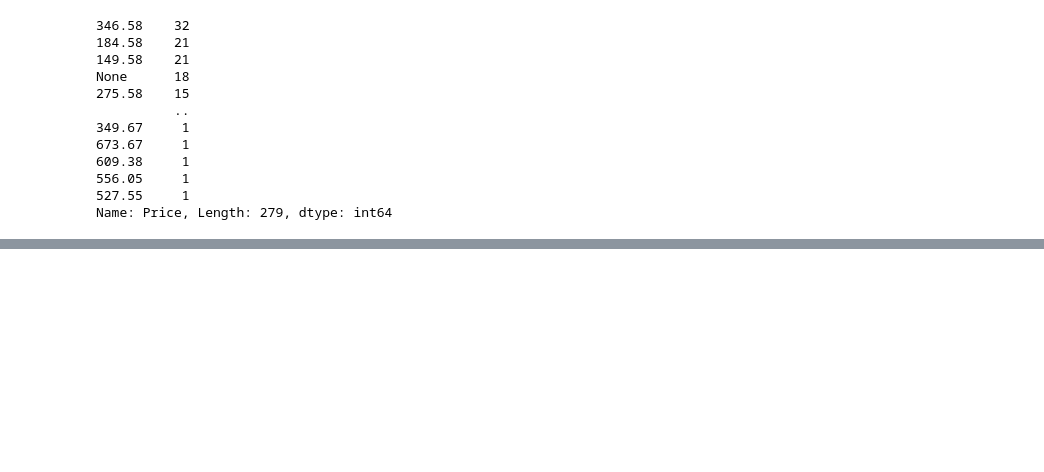
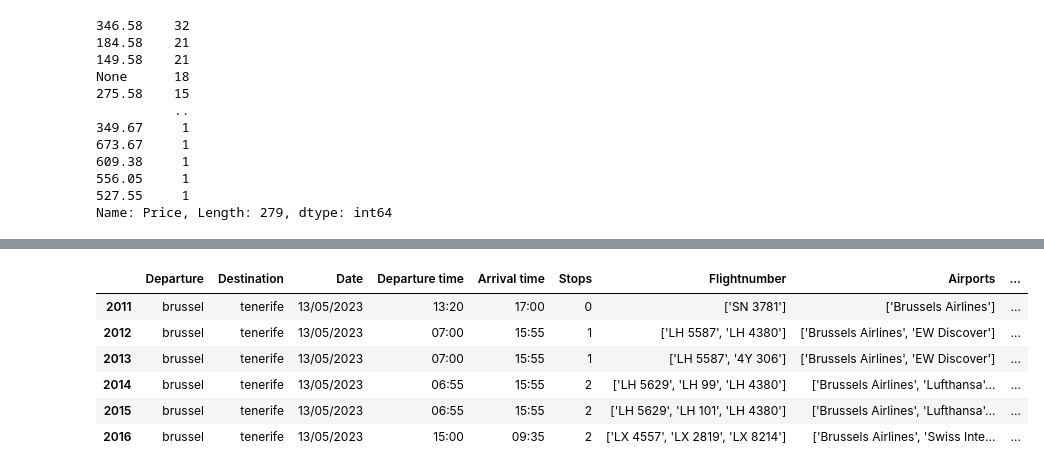
Before and after one commit to kyanamarckx/Data-Engineering-Project, a Jupyter notebook: notebooks/BrusselsAirlines.ipynb, the cells around one changed output, grey strips where cells are left out. Saved outputs shown, nothing was run; the diff lists cells and outputs as text; code cells hidden in the pictures; blank space fills up the shorter version.

```diff
--- a/notebooks/BrusselsAirlines.ipynb
+++ b/notebooks/BrusselsAirlines.ipynb
@@ -200,0 +216,11 @@ Name: Price, Length: 279, dtype: int64
+# %%
+Tenerife13Mei = df[(df["Destination"] == "tenerife") & (df["Date"].str.contains("13/05/2023")) & (df["Price"] != "None")]
+Tenerife13Mei
+# %% [output]
+|  | Departure | Destination | Date | Departure time | Arrival time | Stops | Flightnumber | Airports | ... |
+| 2011 | brussel | tenerife | 13/05/2023 | 13:20 | 17:00 | 0 | ['SN 3781'] | ['Brussels Airlines'] | ... |
+| 2012 | brussel | tenerife | 13/05/2023 | 07:00 | 15:55 | 1 | ['LH 5587', 'LH 4380'] | ['Brussels Airlines', 'EW Discover'] | ... |
+| 2013 | brussel | tenerife | 13/05/2023 | 07:00 | 15:55 | 1 | ['LH 5587', '4Y 306'] | ['Brussels Airlines', 'EW Discover'] | ... |
+| 2014 | brussel | tenerife | 13/05/2023 | 06:55 | 15:55 | 2 | ['LH 5629', 'LH 99', 'LH 4380'] | ['Brussels Airlines', 'Lufthansa'... | ... |
+| 2015 | brussel | tenerife | 13/05/2023 | 06:55 | 15:55 | 2 | ['LH 5629', 'LH 101', 'LH 4380'] | ['Brussels Airlines', 'Lufthansa'... | ... |
+| 2016 | brussel | tenerife | 13/05/2023 | 15:00 | 09:35 | 2 | ['LX 4557', 'LX 2819', 'LX 8214'] | ['Brussels Airlines', 'Swiss Inte... | ... |
```
Also changed, not shown: parts of 11 cells of this notebook, 2 other files.
